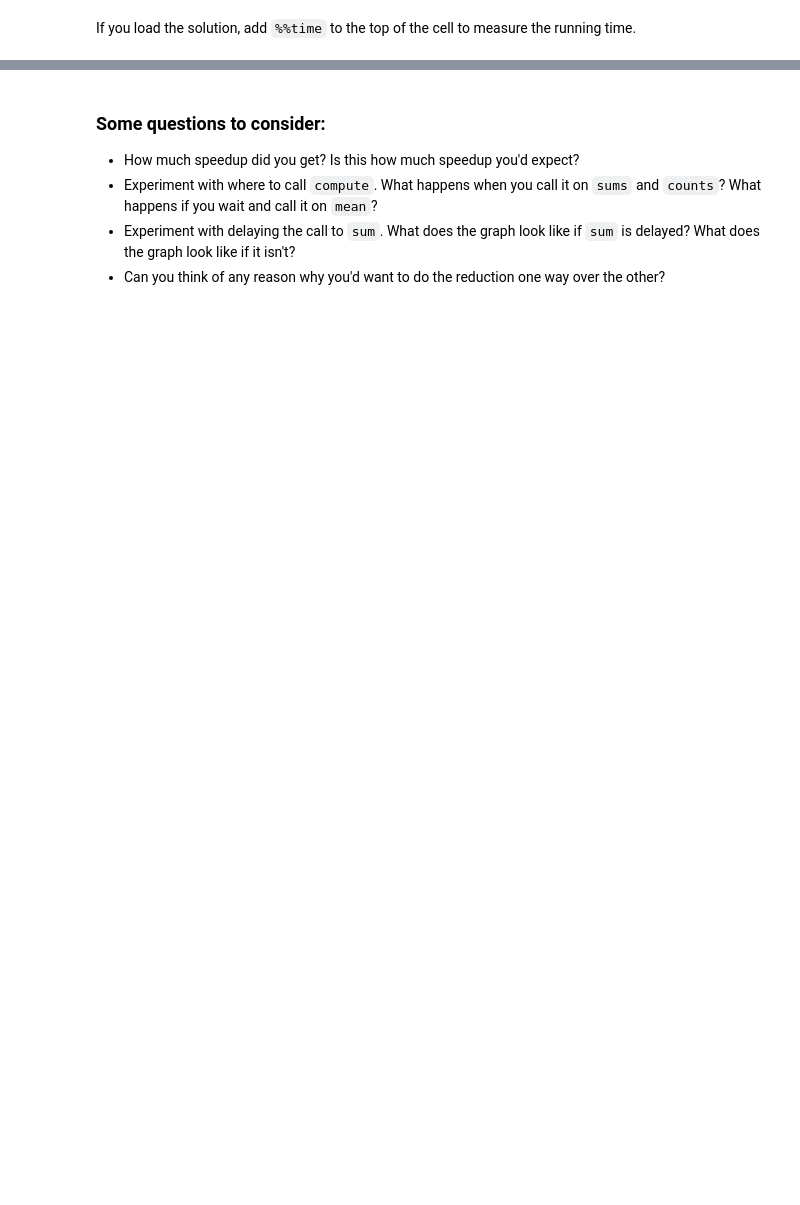
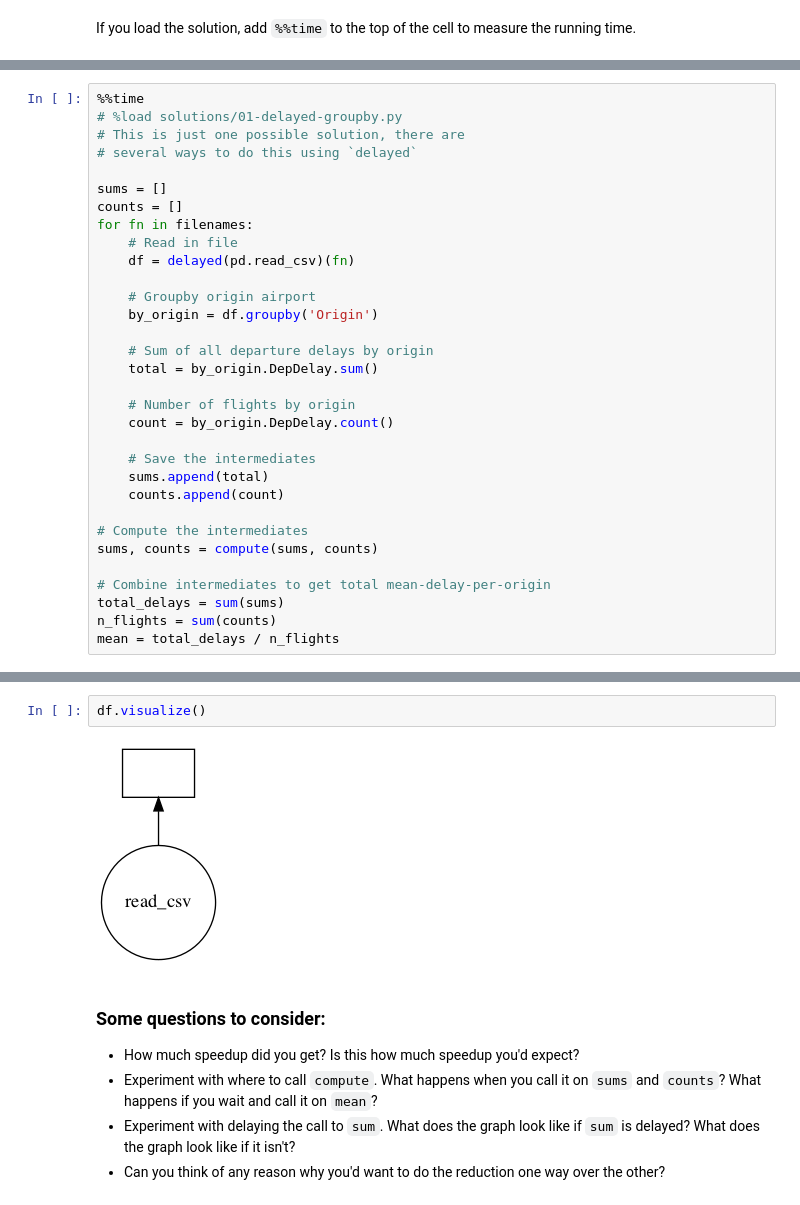
Before and after one commit to StandAloneComplex666/dask_para, a Jupyter notebook: 01_dask.delayed.ipynb, the cells around one changed output, grey strips where cells are left out. Cells and saved outputs as stored; diff of their text form; blank space fills up the shorter version.

```diff
--- a/01_dask.delayed.ipynb
+++ b/01_dask.delayed.ipynb
@@ -446,0 +502,32 @@ If you load the solution, add `%%time` to the top of the cell to measure the run
+# %%
+%%time
+# %load solutions/01-delayed-groupby.py
+# This is just one possible solution, there are
+# several ways to do this using `delayed`
+
+sums = []
+counts = []
+for fn in filenames:
+    # Read in file
+    df = delayed(pd.read_csv)(fn)
+
+    # Groupby origin airport
+    by_origin = df.groupby('Origin')
+
+    # Sum of all departure delays by origin
+    total = by_origin.DepDelay.sum()
+
+    # Number of flights by origin
+    count = by_origin.DepDelay.count()
+
+    # Save the intermediates
+    sums.append(total)
+    counts.append(count)
+
+# Compute the intermediates
+sums, counts = compute(sums, counts)
+
+# Combine intermediates to get total mean-delay-per-origin
+total_delays = sum(sums)
+n_flights = sum(counts)
+mean = total_delays / n_flights
@@ -450,3 +546,7 @@ mean
+# %%
+df.visualize()
+# %% [output]
+[figure, added]
 # %% [markdown]
 ### Some questions to consider:
 
```
Also changed, not shown: parts of 13 cells of this notebook.
